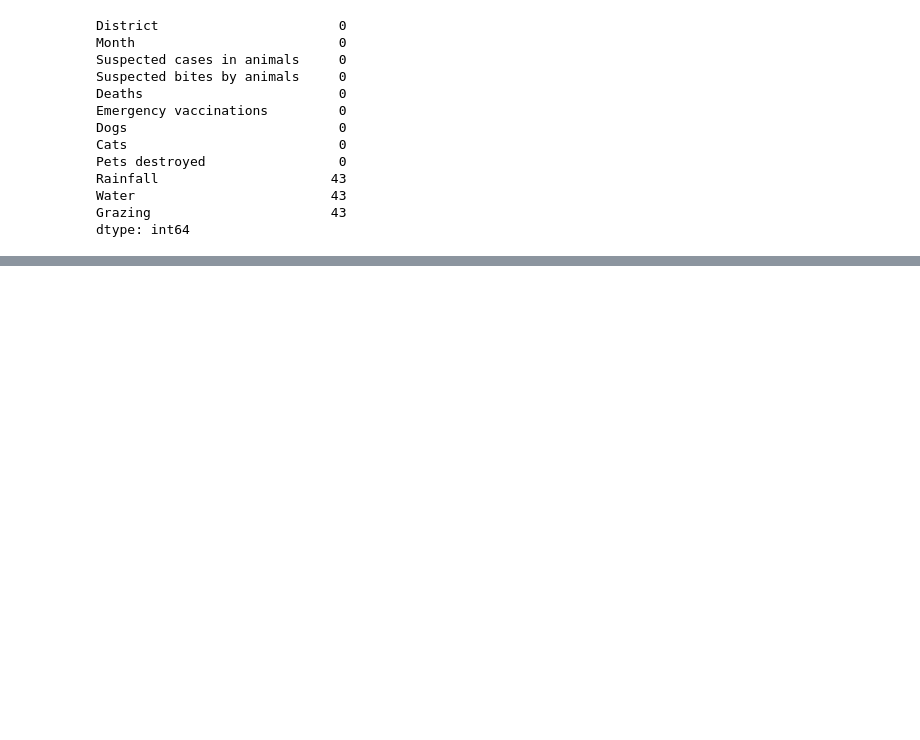
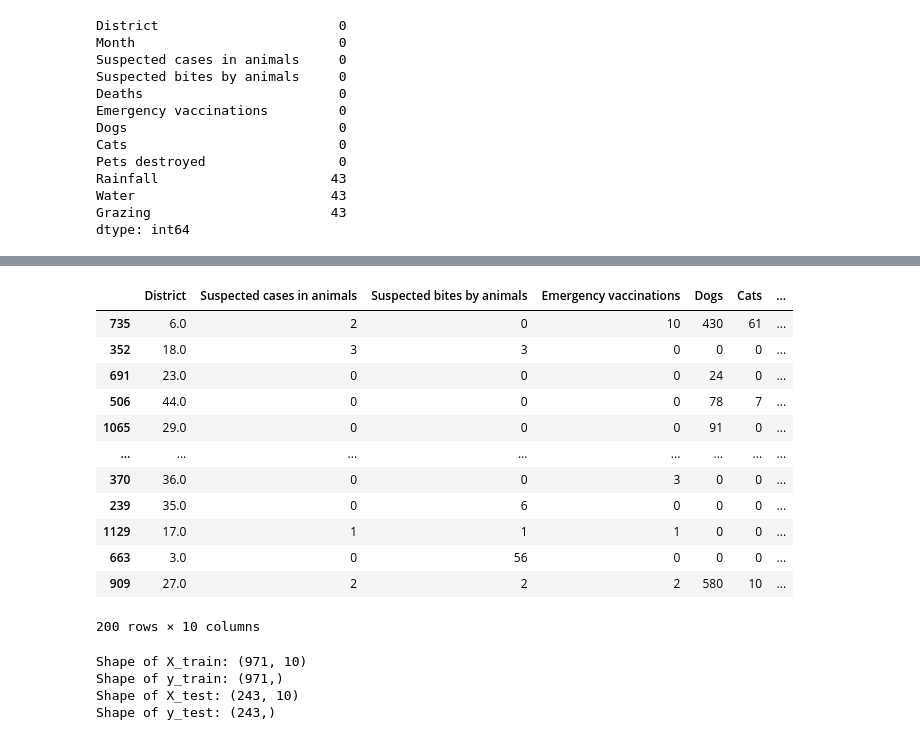
Before and after one commit to Peshniwah1/AI_Modelling_MUK, a Jupyter notebook: A_machine_learning_model_to_predict_the_likelihood_of_death_from_rabies_infection.ipynb, the cells around one changed output, grey strips where cells are left out. Drawn from its saved outputs; the diff is of its cells as text; code cells hidden in the pictures; blank space fills up the shorter version.

```diff
--- a/A_machine_learning_model_to_predict_the_likelihood_of_death_from_rabies_infection.ipynb
+++ b/A_machine_learning_model_to_predict_the_likelihood_of_death_from_rabies_infection.ipynb
@@ -102 +92,5 @@ NameError: ignored
+# %%
+
+# Removing duplicate rows if any
+Rabies_df = Rabies_df.drop_duplicates()
 # %%
@@ -236,0 +247,68 @@ Rabies_df.head()
+# %%
+
+# Split the data into training and testing sets
+from sklearn.model_selection import train_test_split
+
+X = Rabies_df.drop("Deaths", axis=1)
+y = Rabies_df["Deaths"]
+
+X_train, X_test, y_train, y_test = train_test_split(X, y, test_size=0.2, random_state=42)
+
+# Ensure that X_train and y_train have the same indices
+y_train = y_train.loc[X_train.index]
+# %%
+
+from sklearn.preprocessing import OrdinalEncoder
+
+categorical_cols = ["District", "Rainfall", "Water", "Grazing"]
+
+encoder = OrdinalEncoder(handle_unknown='use_encoded_value', unknown_value=-1)
+
+for col in categorical_cols:
+    X_train[col] = encoder.fit_transform(X_train[[col]])
+    X_test[col] = encoder.transform(X_test[[col]])
+# %%
+
+
+X_train.head(200)
+# %% [output]
+|  | District | Suspected cases in animals | Suspected bites by animals | Emergency vaccinations | Dogs | Cats | ... |
+| 735 | 6.0 | 2 | 0 | 10 | 430 | 61 | ... |
+| 352 | 18.0 | 3 | 3 | 0 | 0 | 0 | ... |
+| 691 | 23.0 | 0 | 0 | 0 | 24 | 0 | ... |
+| 506 | 44.0 | 0 | 0 | 0 | 78 | 7 | ... |
+| 1065 | 29.0 | 0 | 0 | 0 | 91 | 0 | ... |
+| ... | ... | ... | ... | ... | ... | ... | ... |
+| 370 | 36.0 | 0 | 0 | 3 | 0 | 0 | ... |
+| 239 | 35.0 | 0 | 6 | 0 | 0 | 0 | ... |
+| 1129 | 17.0 | 1 | 1 | 1 | 0 | 0 | ... |
+| 663 | 3.0 | 0 | 56 | 0 | 0 | 0 | ... |
+| 909 | 27.0 | 2 | 2 | 2 | 580 | 10 | ... |
+200 rows × 10 columns
+# %%
+# Scaling the features
+from sklearn.preprocessing import StandardScaler
+
+continuous_cols = ["Suspected cases in animals", "Suspected bites by animals", "Emergency vaccinations", "Dogs", "Cats", "Pets destroyed"]
+
+scaler = StandardScaler()
+X_train[continuous_cols] = scaler.fit_transform(X_train[continuous_cols])
+X_test[continuous_cols] = scaler.transform(X_test[continuous_cols])
+
+
+# Drop the Null values if any
+X_train.dropna(inplace=True)
+X_test.dropna(inplace=True)
+y_train = y_train[X_train.index]
+
+
+# Print the shapes of the datasets
+print("Shape of X_train:", np.shape(X_train))
+print("Shape of y_train:", np.shape(y_train))
+print("Shape of X_test:", np.shape(X_test))
+print("Shape of y_test:", np.shape(y_test))
+# %% [output]
+Shape of X_train: (971, 10)
+Shape of y_train: (971,)
+Shape of X_test: (243, 10)
+Shape of y_test: (243,)
```
Also changed, not shown: parts of 27 cells of this notebook.
